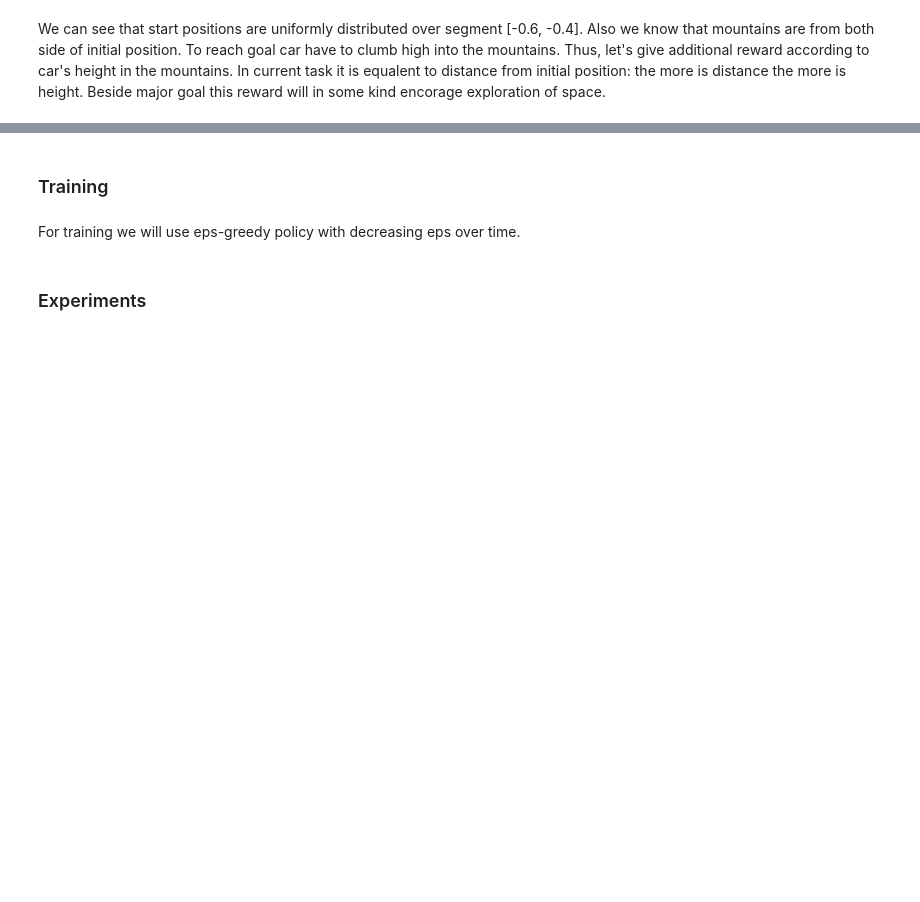
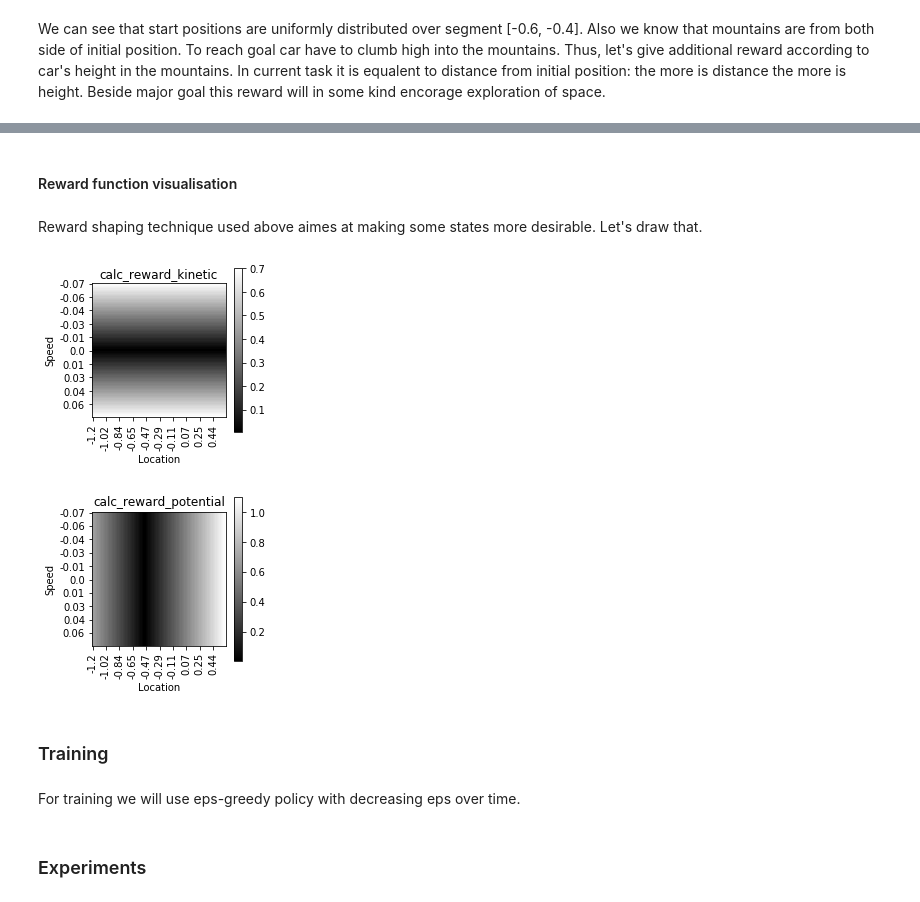
Before and after one commit to oganesManasian/DeepRL-Mountain-car, a Jupyter notebook: Mountain car DQN.ipynb, the cells around one changed output, grey strips where cells are left out. Saved outputs shown, nothing was run; the diff lists cells and outputs as text; code cells hidden in the pictures; blank space fills up the shorter version.

```diff
--- a/Mountain car DQN.ipynb
+++ b/Mountain car DQN.ipynb
@@ -197,6 +256,6 @@ def potential(x):
     return abs(x - initial_position)
 # %%
 def calc_reward_potential(state, reward, next_state):
-    return reward + 10 * potential(next_state[0])
+    return reward + potential(next_state[0])
 # %%
 def calc_reward_potential_v2(state, reward, next_state):
@@ -213,3 +263,41 @@ def calc_reward_combined_v2(state, reward, next_state):
+# %% [markdown]
+#### Reward function visualisation
+# %% [markdown]
+Reward shaping technique used above aimes at making some states more desirable. Let's draw that.
+# %%
+reward_functions = [calc_reward_kinetic,
+                    calc_reward_potential]
+# %%
+def visualize_reward_function(reward_function, N=100, title=""):
+    """Visualise policy of model for Mountain car"""
+    loc_max, speed_max = env.observation_space.high
+    loc_min, speed_min = env.observation_space.low
+    locs = np.linspace(loc_min, loc_max, N)
+    speeds = np.linspace(speed_min, speed_max, N)
+
+    reward_values = np.array([reward_function(None, 0, (loc, speed)) for speed in speeds for loc in locs]).reshape((N, N))
+
+    plt.figure(figsize=(3, 3))
+    plt.imshow(reward_values, cmap="gray")
+    plt.colorbar()
+    plt.title(title)
+
+    xticks = list(range(len(locs)))[::int(N/10)]
+    xlabels = [round(num, 2) for num in locs[::int(N/10)]]
+    yticks = list(range(len(speeds)))[::int(N/10)]
+    ylabels = [round(num, 2) for num in speeds[::int(N/10)]]
+    plt.xticks(xticks, xlabels, rotation=90)
+    plt.yticks(yticks, ylabels)
+    plt.xlabel("Location")
+    plt.ylabel("Speed")
+
+    plt.show()
+# %%
+for reward_function in reward_functions:
+    visualize_reward_function(reward_function, title=reward_function.__name__)
+# %% [output]
+[figure, added]
+[figure, added]
 # %% [markdown]
 ### Training
 # %% [markdown]
```
Also changed, not shown: parts of 63 cells of this notebook, 5 other files.
